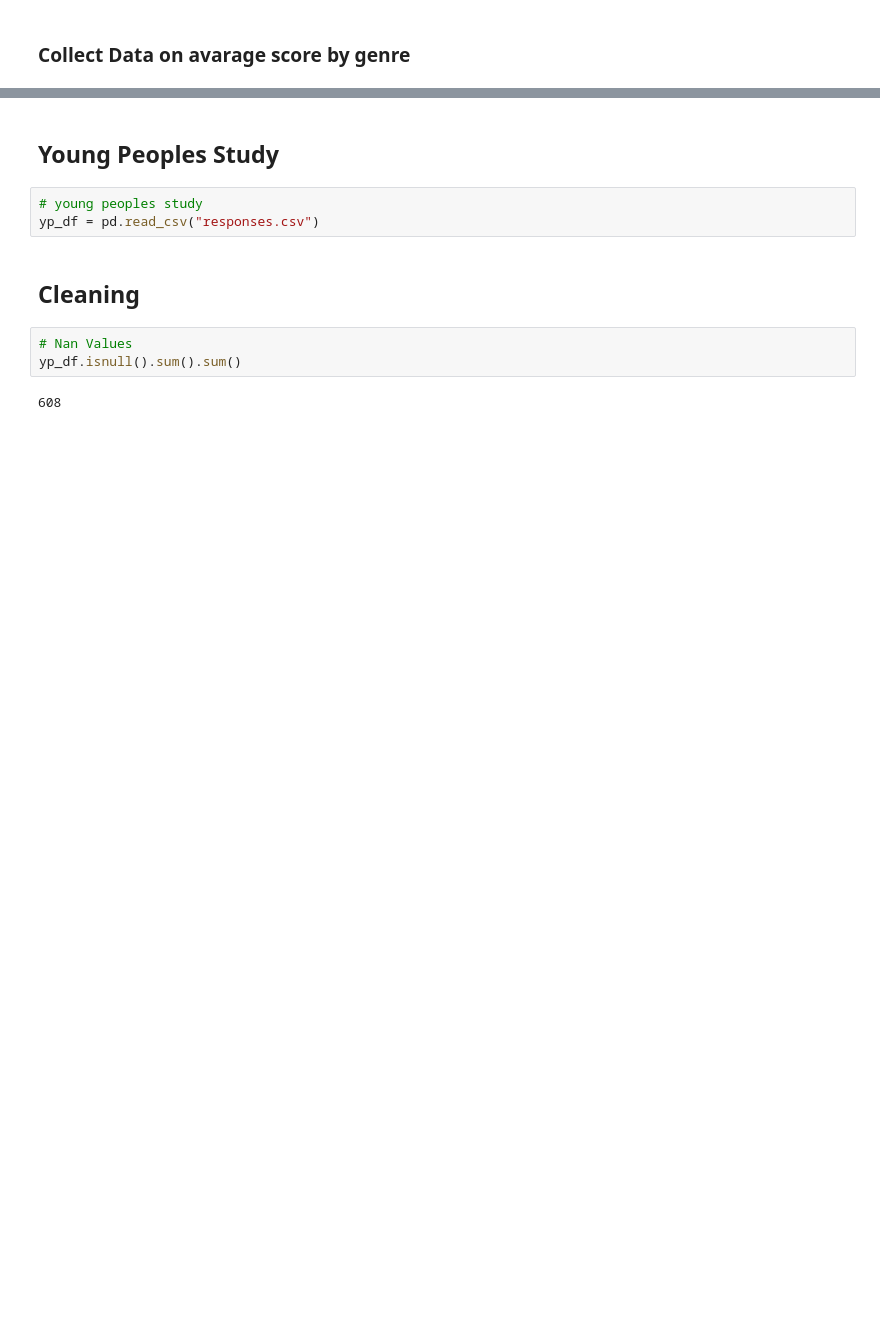
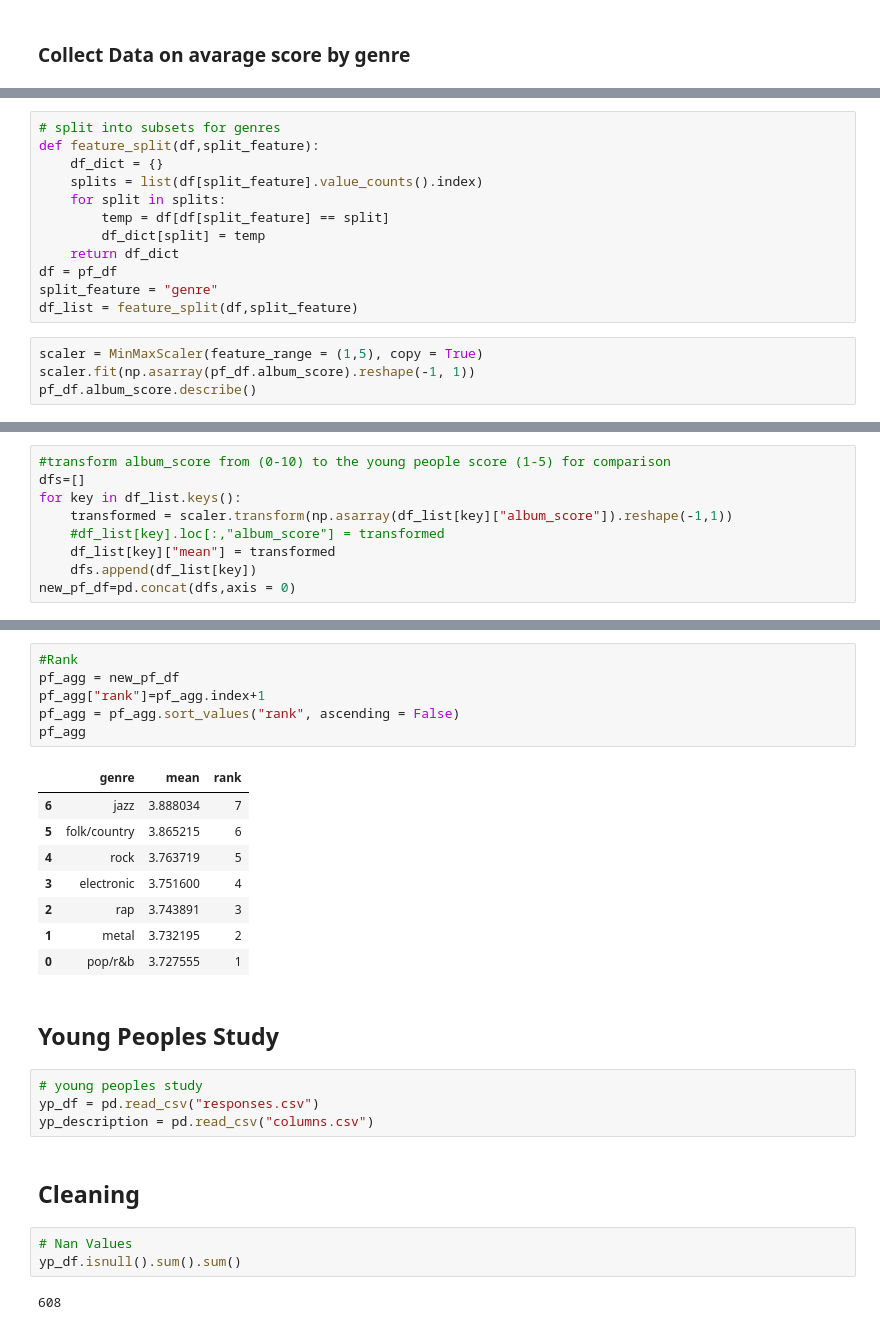
Before and after one commit to Pietrassyk/MusicPreferences_project3, a Jupyter notebook: Project_3.ipynb, the cells around one changed output, grey strips where cells are left out. Saved outputs shown, nothing was run; the diff lists cells and outputs as text; blank space fills up the shorter version.

```diff
--- a/Project_3.ipynb
+++ b/Project_3.ipynb
@@ -87,0 +69,16 @@ pf_df
+# %%
+# split into subsets for genres
+def feature_split(df,split_feature):
+    df_dict = {}
+    splits = list(df[split_feature].value_counts().index)
+    for split in splits:
+        temp = df[df[split_feature] == split]
+        df_dict[split] = temp
+    return df_dict
+df = pf_df
+split_feature = "genre"
+df_list = feature_split(df,split_feature)
+# %%
+scaler = MinMaxScaler(feature_range = (1,5), copy = True)
+scaler.fit(np.asarray(pf_df.album_score).reshape(-1, 1))
+pf_df.album_score.describe()
@@ -87,0 +95,9 @@ pf_df
+# %%
+#transform album_score from (0-10) to the young people score (1-5) for comparison
+dfs=[]
+for key in df_list.keys():
+    transformed = scaler.transform(np.asarray(df_list[key]["album_score"]).reshape(-1,1))
+    #df_list[key].loc[:,"album_score"] = transformed
+    df_list[key]["mean"] = transformed
+    dfs.append(df_list[key])
+new_pf_df=pd.concat(dfs,axis = 0)
@@ -88,8 +150,24 @@ pf_df
+# %%
+#Rank
+pf_agg = new_pf_df
+pf_agg["rank"]=pf_agg.index+1
+pf_agg = pf_agg.sort_values("rank", ascending = False)
+pf_agg
+# %% [output]
+|  | genre | mean | rank |
+| 6 | jazz | 3.888034 | 7 |
+| 5 | folk/country | 3.865215 | 6 |
+| 4 | rock | 3.763719 | 5 |
+| 3 | electronic | 3.751600 | 4 |
+| 2 | rap | 3.743891 | 3 |
+| 1 | metal | 3.732195 | 2 |
+| 0 | pop/r&b | 3.727555 | 1 |
 # %% [markdown]
 ## Young Peoples Study
 # %%
 # young peoples study
 yp_df = pd.read_csv("responses.csv")
+yp_description = pd.read_csv("columns.csv")
 # %% [markdown]
 ## Cleaning
 # %%
```
Also changed, not shown: parts of 74 cells of this notebook.
